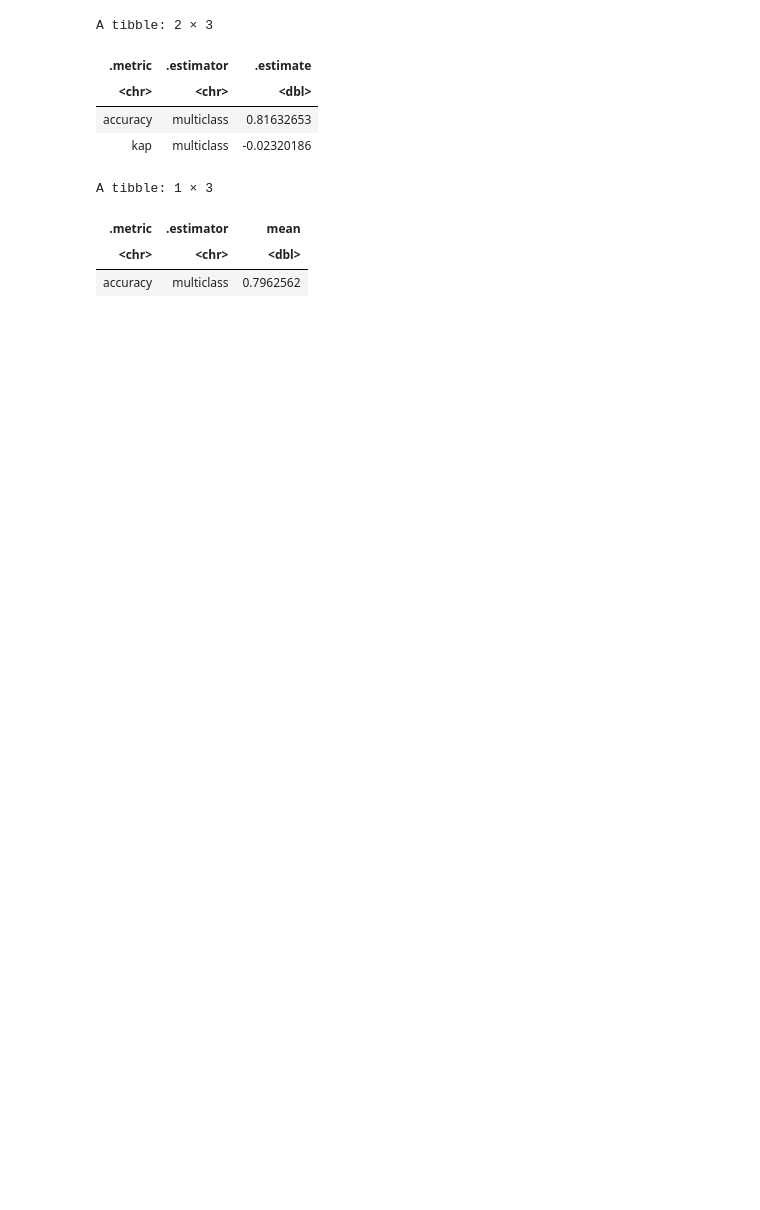
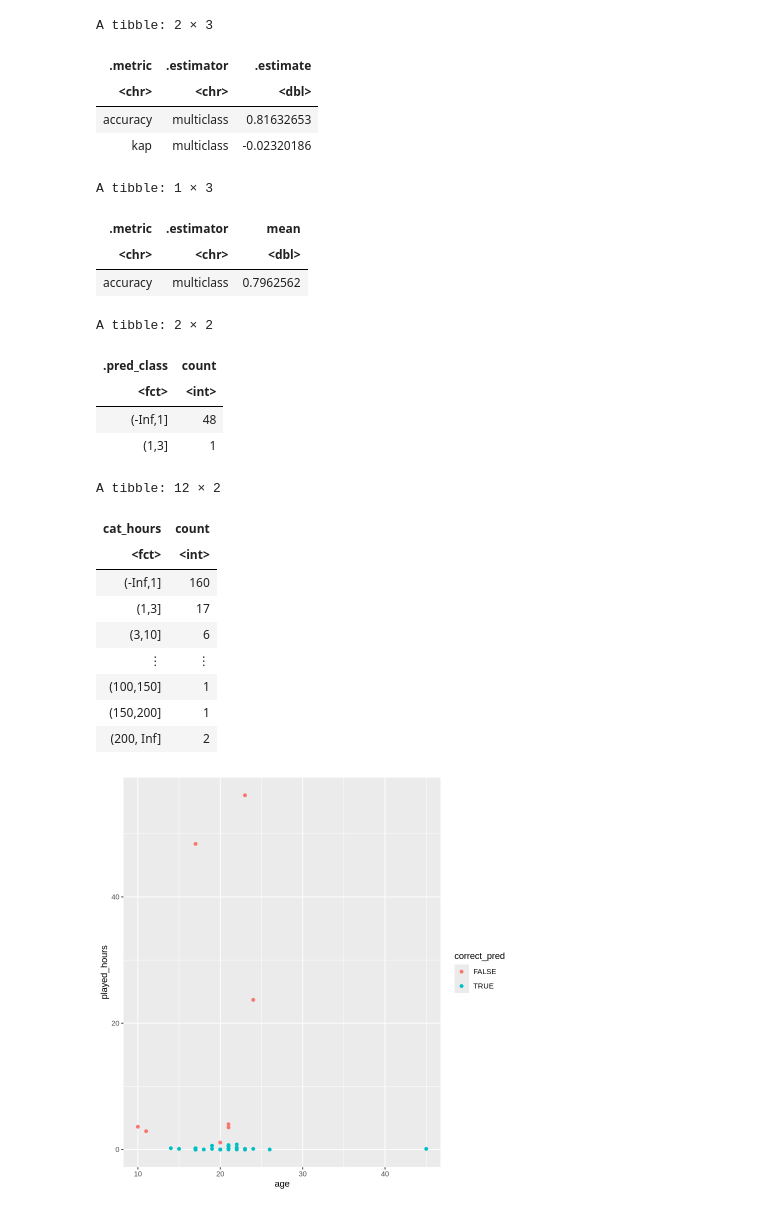
Before and after one commit to Orelye/dsci_100_project, a Jupyter notebook: knn.ipynb, the cells around one changed output. Saved outputs shown, nothing was run; the diff lists cells and outputs as text; code cells hidden in the pictures; blank space fills up the shorter version.

```diff
--- a/knn.ipynb
+++ b/knn.ipynb
@@ -201,3 +201,37 @@ A tibble: 1 × 3
 | .metric | .estimator | mean |
 | <chr> | <chr> | <dbl> |
 | accuracy | multiclass | 0.7962562 |
+# %%
+hours_test_predictions <- hours_test_predictions |>
+    mutate(correct_pred = (cat_hours == .pred_class))
+hours_test_plot <- hours_test_predictions |>
+    ggplot(aes(x = age, y = played_hours, colour = correct_pred)) +
+    geom_point()
+hours_test_plot
+
+hours_test_summary <- hours_test_predictions |>
+    group_by(.pred_class) |>
+    summarize(count = n())
+hours_test_summary
+
+player_data_summary <- player_data |>
+    group_by(cat_hours) |>
+    summarize(count = n())
+player_data_summary
+# %% [output]
+A tibble: 2 × 2
+| .pred_class | count |
+| <fct> | <int> |
+| (-Inf,1] | 48 |
+| (1,3] | 1 |
+A tibble: 12 × 2
+| cat_hours | count |
+| <fct> | <int> |
+| (-Inf,1] | 160 |
+| (1,3] | 17 |
+| (3,10] | 6 |
+| ⋮ | ⋮ |
+| (100,150] | 1 |
+| (150,200] | 1 |
+| (200, Inf] | 2 |
+[figure, added]
```
Also changed, not shown: parts of 1 cell of this notebook, 1 other file.
